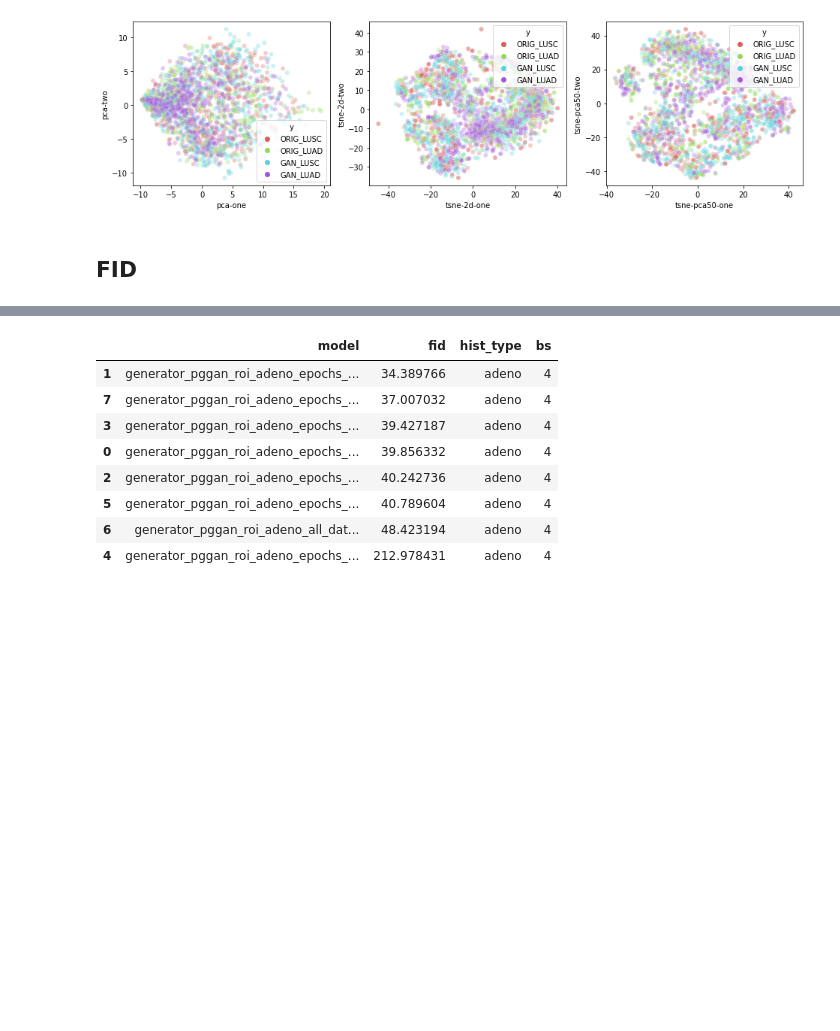
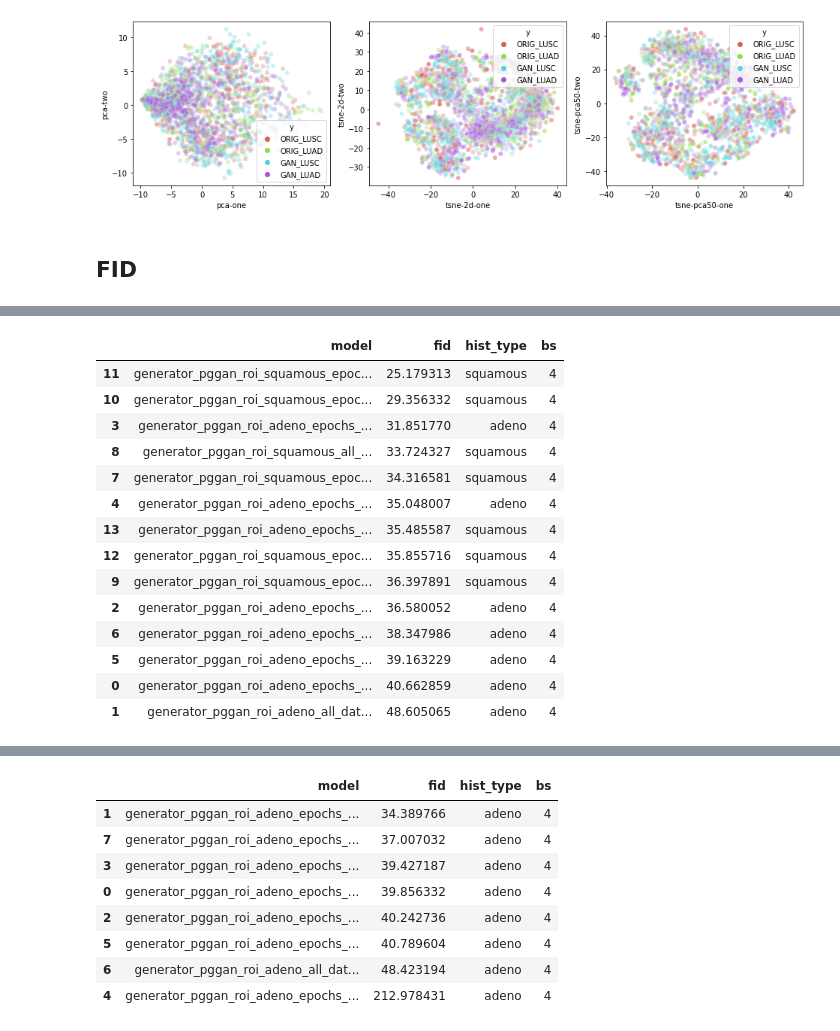
Before and after one commit to paulooctavio/lung-nodule-classification-in-CT-images, a Jupyter notebook: Nodule_Classification/PGGAN_Evaluation.ipynb, the cells around one changed output, grey strips where cells are left out. Drawn from its saved outputs; the diff is of its cells as text; code cells hidden in the pictures; blank space fills up the shorter version.

Commit message:
nodule classification

```diff
--- a/Nodule_Classification/PGGAN_Evaluation.ipynb
+++ b/Nodule_Classification/PGGAN_Evaluation.ipynb
@@ -344,3 +344,63 @@ IN_CHANNELS = 512
 MIN_HU_VALUE = -1024
 MAX_HU_VALUE = 1000
 DEVICE = "cuda" if torch.cuda.is_available() else "cpu"
+# %%
+# Final evaluation
+
+df = pd.DataFrame(columns=['model', 'fid', 'hist_type','bs'])
+df.to_csv('fid_logging.csv', index=False)
+
+seed_everything(42)
+for hist_type in ['adeno', 'squamous']:
+    REAL_IMAGES_DIR = f"/Storage/PauloOctavioDir/nodule_rois/gan/{hist_type}/images/"
+    FAKE_IMAGES_DIR = f"/Storage/PauloOctavioDir/gan_eval/fake_{hist_type}_dicom/"
+    BS = 4
+    acron = 'LUAD' if hist_type == 'adeno' else 'LUSC'
+    gens = [
+        f'generator_pggan_roi_{hist_type}_epochs_50_alpha_0.75_aug_rot_blur_sharp.pth.tar',
+        f'generator_pggan_roi_{hist_type}_all_data.pth.tar',
+        f'generator_pggan_roi_{hist_type}_epochs_75_lr_0.001.pth.tar',
+        f'generator_pggan_roi_{hist_type}_epochs_30_30_50_50_75_alpha_0.75_bs_32_32_32_32_32_affn_trns_only.pth.tar',
+#         f'generator_pggan_roi_{hist_type}_epochs_30_30_50_50_75_alpha_0.75_bs_64_64_64_32_32_affn_trns_only.pth.tar',
+        f'generator_pggan_roi_{hist_type}_epochs_50_alpha_0.75_bs_64_64_64_32_32_affn_trns_only.pth.tar',
+        f'generator_pggan_roi_{hist_type}_epochs_75_alpha_0.75_bs_64_64_64_32_32_affn_trns_only.pth.tar',
+        f'generator_pggan_roi_adeno_epochs_30_alpha_0.75_bs_64_64_64_32_32_affn_trns_only.pth.tar',
+    ]
+    for gen_file in gens:
+        print(f"Generator: {gen_file} | Hist type: {hist_type}")
+        delete_gan_images()
+        gen = Generator(Z_DIM, IN_CHANNELS, img_channels=CHANNELS_IMG).to(DEVICE)
+        opt_gen = optim.Adam(gen.parameters(), lr=LEARNING_RATE, betas=(0.0, 0.99))
+        load_checkpoint(gen_file, gen, opt_gen, LEARNING_RATE)
+        gen.train()
+        no_images = len(os.listdir(REAL_IMAGES_DIR))
+        generate_images(
+            gen, 4, no_images, acron, FAKE_IMAGES_DIR)
+
+        print(f"    Number of generated images: {len(os.listdir(FAKE_IMAGES_DIR))}")
+
+        for file in os.listdir(FAKE_IMAGES_DIR):
+            file_path = FAKE_IMAGES_DIR + file
+            dicom_to_png(file_path, f"/Storage/PauloOctavioDir/gan_eval/fake_{hist_type}/")
+
+        assert len(os.listdir(f"/Storage/PauloOctavioDir/gan_eval/fake_{hist_type}/")) == len(os.listdir(f"/Storage/PauloOctavioDir/nodule_rois/gan/{hist_type}/images/"))
+
+        s = subprocess.getstatusoutput(
+            f'''
+                python fid.py \
+                --path1 /Storage/PauloOctavioDir/gan_eval/real_{hist_type}/ \
+                --path2 /Storage/PauloOctavioDir/gan_eval/fake_{hist_type}/ \
+                --batch-size {BS}
+            '''
+        )
+        fid = s[1].split("\n")[1]
+        print(f"FID: {fid}\n")
+        df = pd.read_csv('fid_logging.csv')
+        try:
+            df.loc[len(df)] = [gen_file, float(fid), hist_type, str(BS)]
+            df.to_csv('fid_logging.csv', index=False)
+        except:
+            print(s[1])
+
+df.sort_values(by=['fid','hist_type'])
+# %% [output]
@@ -347 +424,16 @@ DEVICE = "cuda" if torch.cuda.is_available() else "cpu"
+|  | model | fid | hist_type | bs |
+| 11 | generator_pggan_roi_squamous_epoc... | 25.179313 | squamous | 4 |
+| 10 | generator_pggan_roi_squamous_epoc... | 29.356332 | squamous | 4 |
+| 3 | generator_pggan_roi_adeno_epochs_... | 31.851770 | adeno | 4 |
+| 8 | generator_pggan_roi_squamous_all_... | 33.724327 | squamous | 4 |
+| 7 | generator_pggan_roi_squamous_epoc... | 34.316581 | squamous | 4 |
+| 4 | generator_pggan_roi_adeno_epochs_... | 35.048007 | adeno | 4 |
+| 13 | generator_pggan_roi_adeno_epochs_... | 35.485587 | squamous | 4 |
+| 12 | generator_pggan_roi_squamous_epoc... | 35.855716 | squamous | 4 |
+| 9 | generator_pggan_roi_squamous_epoc... | 36.397891 | squamous | 4 |
+| 2 | generator_pggan_roi_adeno_epochs_... | 36.580052 | adeno | 4 |
+| 6 | generator_pggan_roi_adeno_epochs_... | 38.347986 | adeno | 4 |
+| 5 | generator_pggan_roi_adeno_epochs_... | 39.163229 | adeno | 4 |
+| 0 | generator_pggan_roi_adeno_epochs_... | 40.662859 | adeno | 4 |
+| 1 | generator_pggan_roi_adeno_all_dat... | 48.605065 | adeno | 4 |
 # %%
```
Also changed, not shown: parts of 6 cells of this notebook, 8 other files.
